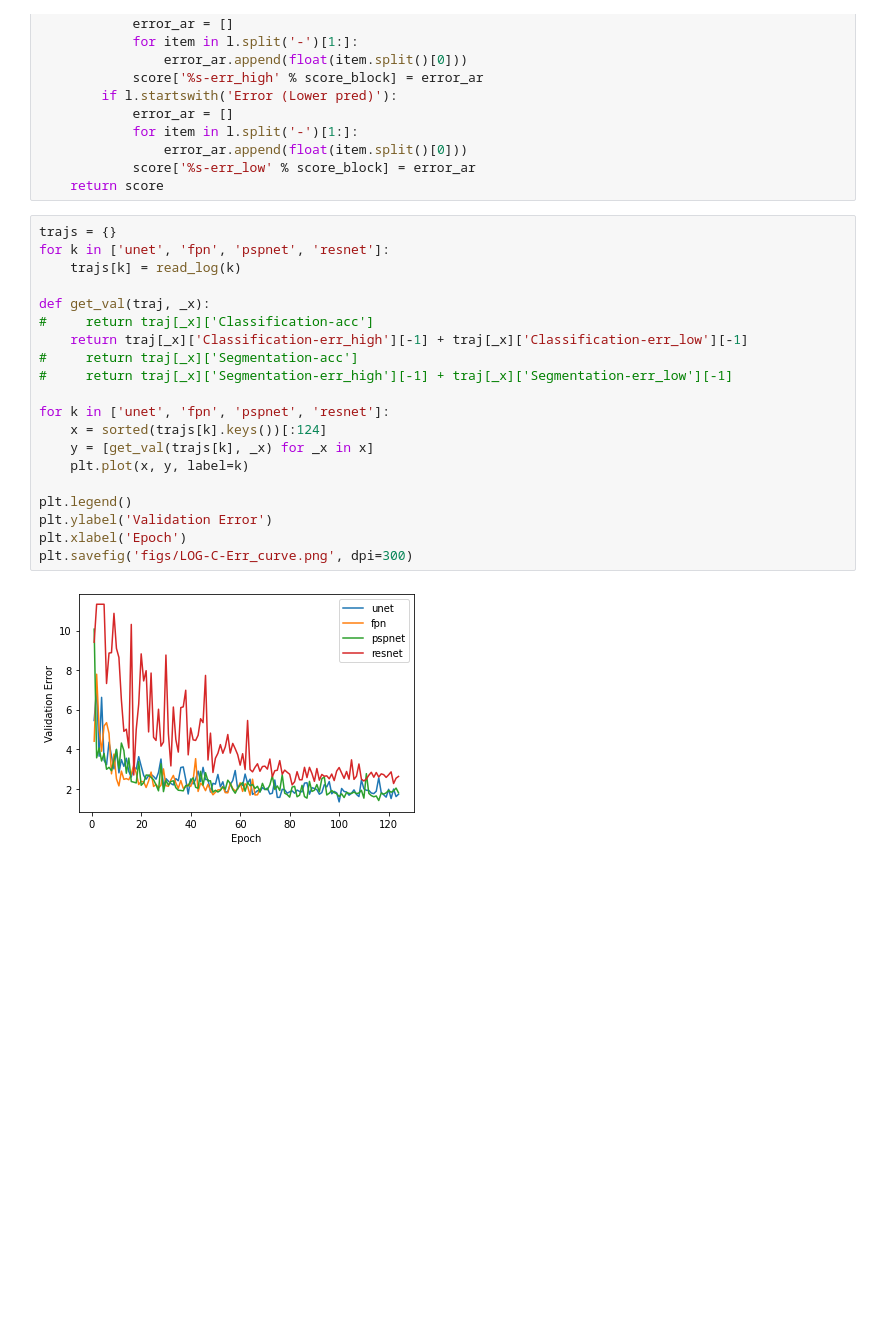
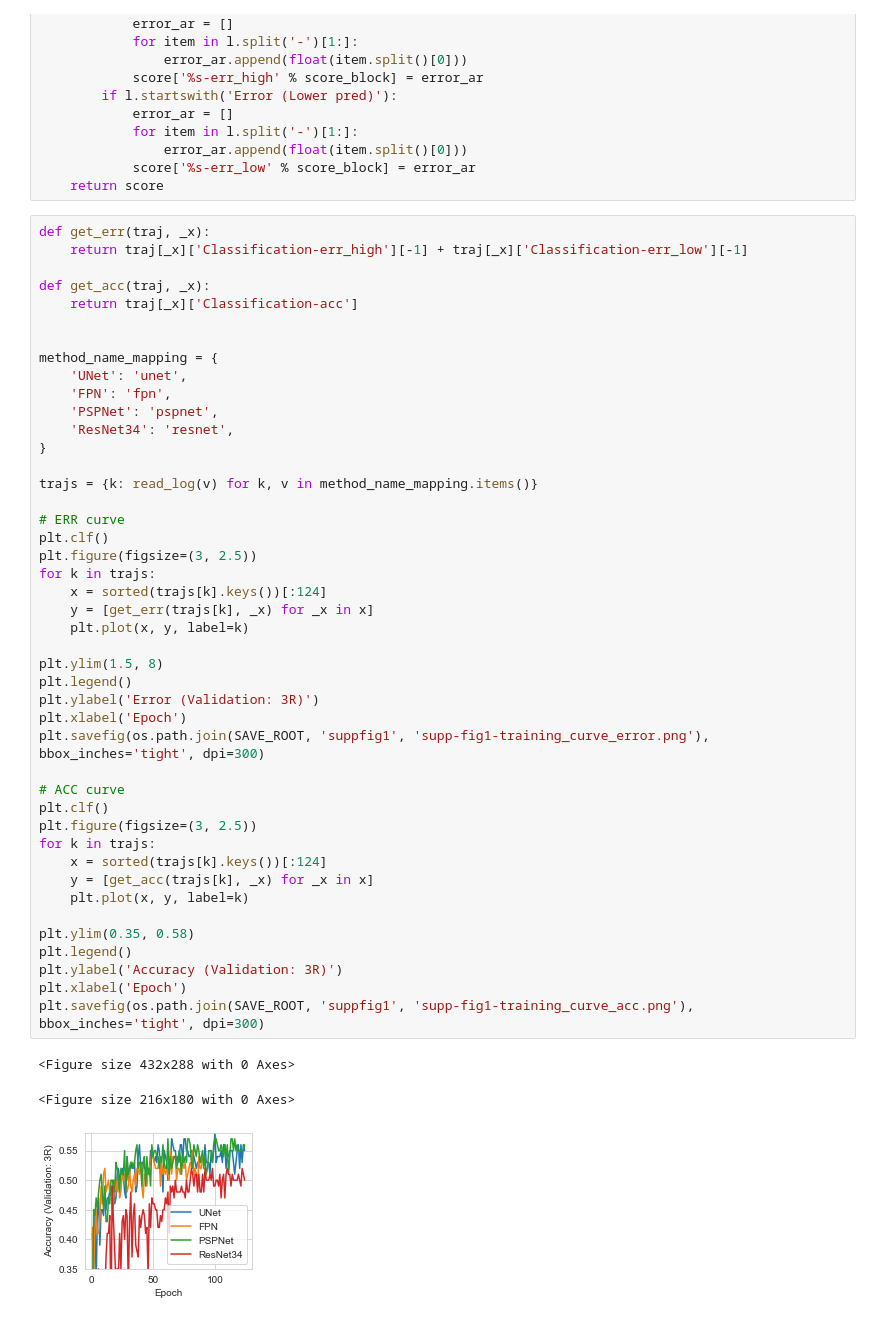
Before and after one commit to miaecle/DiffPred, a Jupyter notebook: metric_breakdown_test.ipynb, the cells around one changed output. Saved outputs shown, nothing was run; the diff lists cells and outputs as text; blank space fills up the shorter version.

```diff
--- a/metric_breakdown_test.ipynb
+++ b/metric_breakdown_test.ipynb
@@ -1551,24 +1609,50 @@ def read_block(block):
             score['%s-err_low' % score_block] = error_ar
     return score
 # %%
-trajs = {}
-for k in ['unet', 'fpn', 'pspnet', 'resnet']:
-    trajs[k] = read_log(k)
+def get_err(traj, _x):
+    return traj[_x]['Classification-err_high'][-1] + traj[_x]['Classification-err_low'][-1]
 
-def get_val(traj, _x):
-#     return traj[_x]['Classification-acc']
-    return traj[_x]['Classification-err_high'][-1] + traj[_x]['Classification-err_low'][-1]
-#     return traj[_x]['Segmentation-acc']
-#     return traj[_x]['Segmentation-err_high'][-1] + traj[_x]['Segmentation-err_low'][-1]
+def get_acc(traj, _x):
+    return traj[_x]['Classification-acc']
 
-for k in ['unet', 'fpn', 'pspnet', 'resnet']:
+
+method_name_mapping = {
+    'UNet': 'unet',
+    'FPN': 'fpn',
+    'PSPNet': 'pspnet',
+    'ResNet34': 'resnet',
+}
+
+trajs = {k: read_log(v) for k, v in method_name_mapping.items()}
+
+# ERR curve
+plt.clf()
+plt.figure(figsize=(3, 2.5))
+for k in trajs:
     x = sorted(trajs[k].keys())[:124]
-    y = [get_val(trajs[k], _x) for _x in x]
+    y = [get_err(trajs[k], _x) for _x in x]
     plt.plot(x, y, label=k)
 
+plt.ylim(1.5, 8)
 plt.legend()
-plt.ylabel('Validation Error')
+plt.ylabel('Error (Validation: 3R)')
 plt.xlabel('Epoch')
-plt.savefig('figs/LOG-C-Err_curve.png', dpi=300)
+plt.savefig(os.path.join(SAVE_ROOT, 'suppfig1', 'supp-fig1-training_curve_error.png'), bbox_inches='tight', dpi=300)
+
+# ACC curve
+plt.clf()
+plt.figure(figsize=(3, 2.5))
+for k in trajs:
+    x = sorted(trajs[k].keys())[:124]
+    y = [get_acc(trajs[k], _x) for _x in x]
+    plt.plot(x, y, label=k)
+
+plt.ylim(0.35, 0.58)
+plt.legend()
+plt.ylabel('Accuracy (Validation: 3R)')
+plt.xlabel('Epoch')
+plt.savefig(os.path.join(SAVE_ROOT, 'suppfig1', 'supp-fig1-training_curve_acc.png'), bbox_inches='tight', dpi=300)
 # %% [output]
+<Figure size 432x288 with 0 Axes>
+<Figure size 216x180 with 0 Axes>
-[figure, old version]
+[figure, new version]
```
Also changed, not shown: parts of 4 cells of this notebook.
